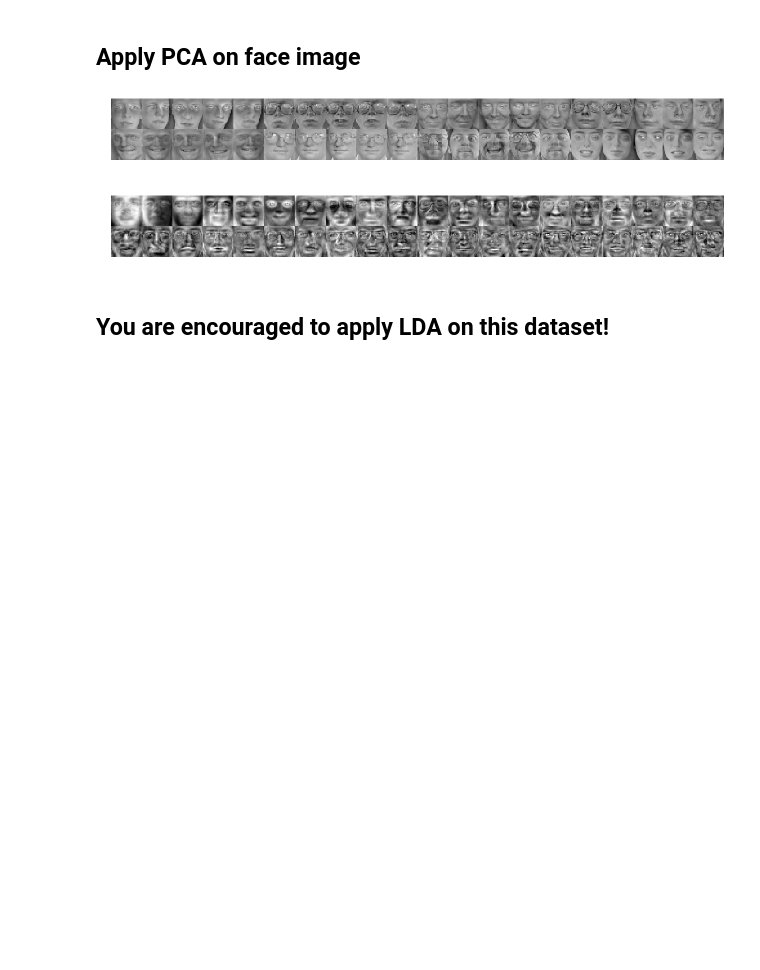
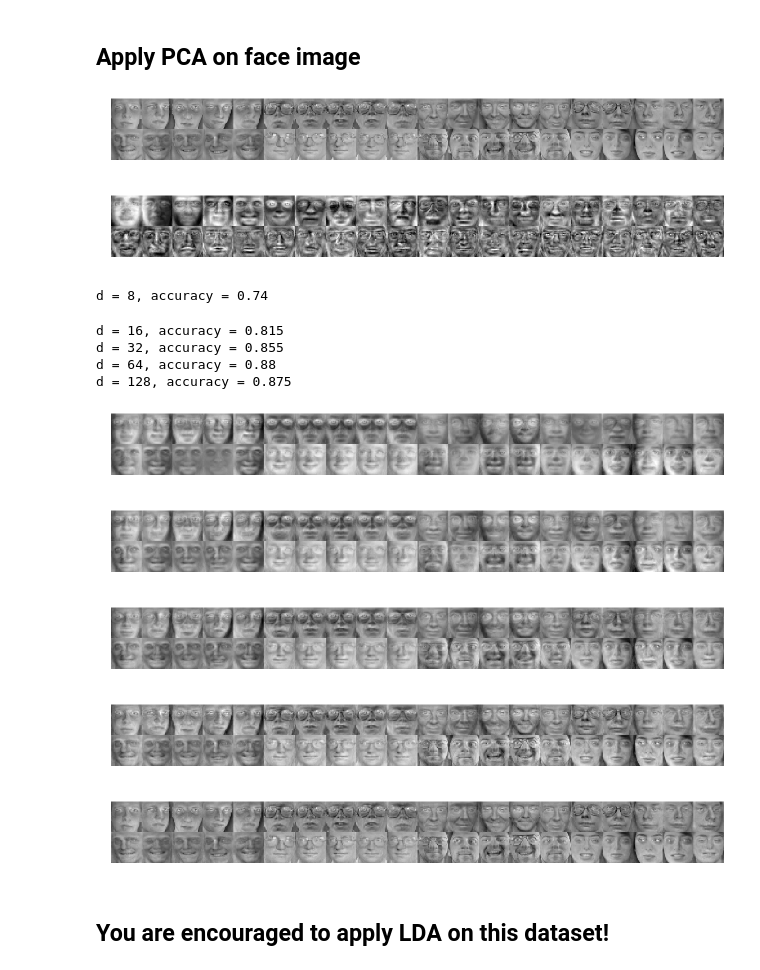
Before and after one commit to Cjkkkk/data_mining_homework, a Jupyter notebook: hw4/pca/pca_exp.ipynb, the cells around one changed output. Cells and saved outputs as stored; diff of their text form; code cells hidden in the pictures; blank space fills up the shorter version.

```diff
--- a/hw4/pca/pca_exp.ipynb
+++ b/hw4/pca/pca_exp.ipynb
@@ -83,3 +79,28 @@ show_face(eigface.T)
+# %%
+fea_Test = ( fea_Test - np.mean(fea_Test, axis=0) ) / np.std(fea_Test, axis=0)
+# %%
+# 4. Project data on to low dimensional space
+import knn
+D = [8, 16, 32, 64, 128]
+for d in D:
+    low_dim_data_test = np.matmul(fea_Test, eigvector[:,0:d])
+    low_dim_data_train = np.matmul(fea_Train, eigvector[:,0:d])
+    # 5. Run KNN in low dimensional space
+    y = knn.knn(low_dim_data_test, low_dim_data_train, gnd_Train, 1)
+    print("d = {0}, accuracy = {1}".format(d, (y == gnd_Test).sum() / y.shape[0]))
+    origin = np.matmul(low_dim_data_train, eigvector[:,0:d].T)
+    show_face(origin)
+# %% [output]
+d = 8, accuracy = 0.74
+d = 16, accuracy = 0.815
+d = 32, accuracy = 0.855
+d = 64, accuracy = 0.88
+d = 128, accuracy = 0.875
+[figure, added]
+[figure, added]
+[figure, added]
+[figure, added]
+[figure, added]
 # %% [markdown]
 ## You are encouraged to apply LDA on this dataset!
 # %%
```
Also changed, not shown: parts of 3 cells of this notebook, 2 other files.
